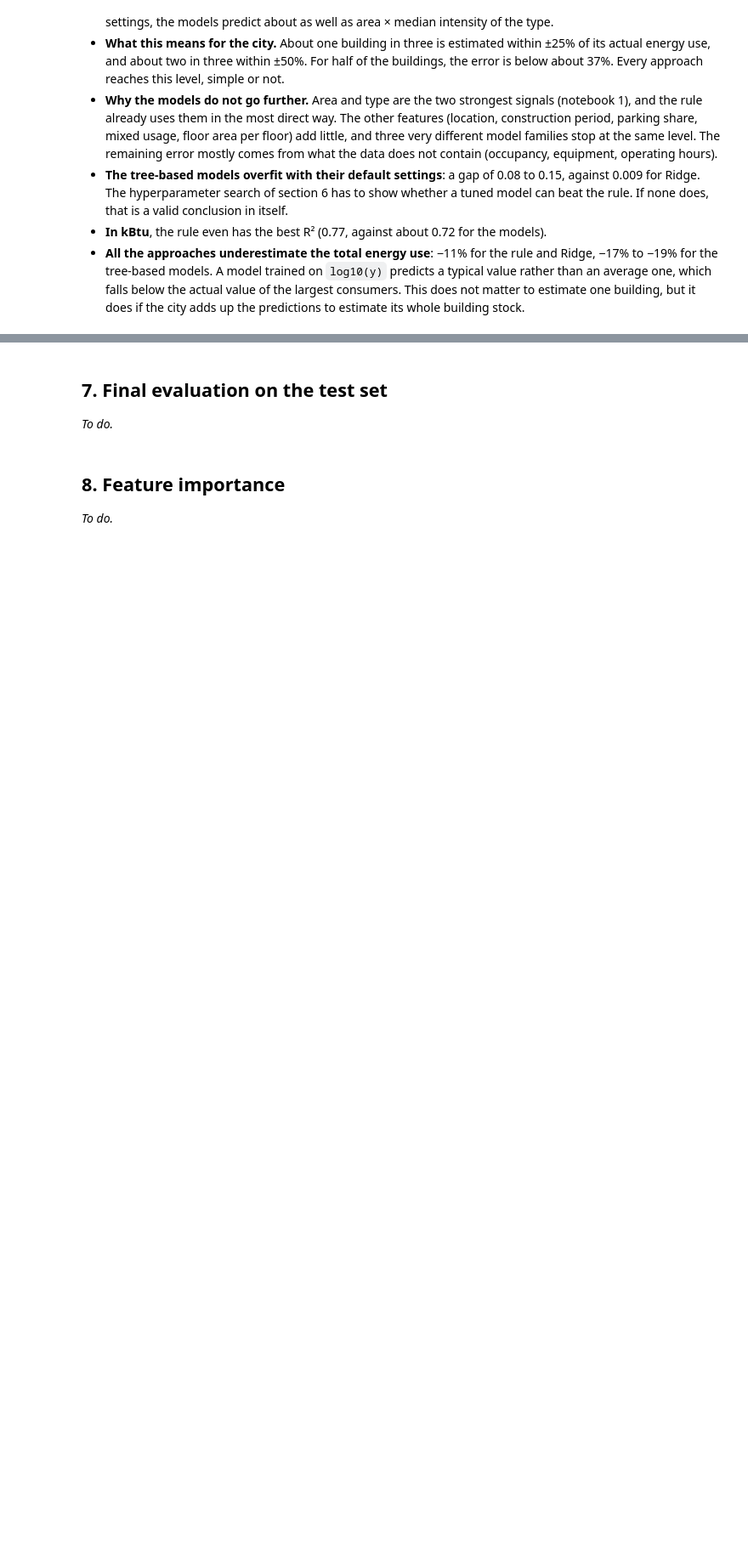
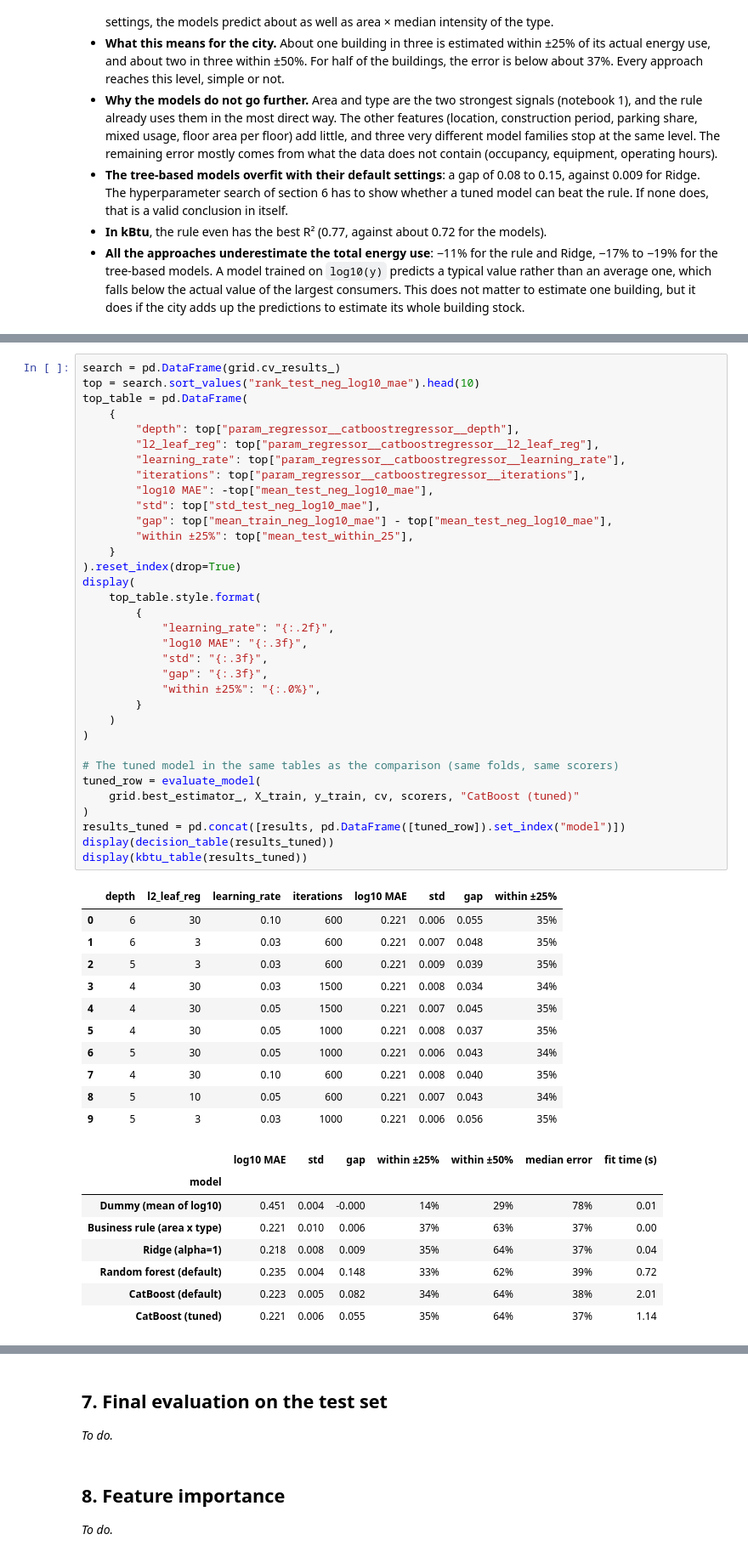
Before and after one commit to dapitch666/oc-p03-seattle-building-energy, a Jupyter notebook: notebooks/03_modeling.ipynb, the cells around one changed output, grey strips where cells are left out. Shown at 85% size. Cells and saved outputs as stored; diff of their text form; blank space fills up the shorter version.

```diff
--- a/notebooks/03_modeling.ipynb
+++ b/notebooks/03_modeling.ipynb
@@ -769,0 +838,54 @@ _To do._
+# %%
+search = pd.DataFrame(grid.cv_results_)
+top = search.sort_values("rank_test_neg_log10_mae").head(10)
+top_table = pd.DataFrame(
+    {
+        "depth": top["param_regressor__catboostregressor__depth"],
+        "l2_leaf_reg": top["param_regressor__catboostregressor__l2_leaf_reg"],
+        "learning_rate": top["param_regressor__catboostregressor__learning_rate"],
+        "iterations": top["param_regressor__catboostregressor__iterations"],
+        "log10 MAE": -top["mean_test_neg_log10_mae"],
+        "std": top["std_test_neg_log10_mae"],
+        "gap": top["mean_train_neg_log10_mae"] - top["mean_test_neg_log10_mae"],
+        "within ±25%": top["mean_test_within_25"],
+    }
+).reset_index(drop=True)
+display(
+    top_table.style.format(
+        {
+            "learning_rate": "{:.2f}",
+            "log10 MAE": "{:.3f}",
+            "std": "{:.3f}",
+            "gap": "{:.3f}",
+            "within ±25%": "{:.0%}",
+        }
+    )
+)
+
+# The tuned model in the same tables as the comparison (same folds, same scorers)
+tuned_row = evaluate_model(
+    grid.best_estimator_, X_train, y_train, cv, scorers, "CatBoost (tuned)"
+)
+results_tuned = pd.concat([results, pd.DataFrame([tuned_row]).set_index("model")])
+display(decision_table(results_tuned))
+display(kbtu_table(results_tuned))
+# %% [output]
+|  | depth | l2_leaf_reg | learning_rate | iterations | log10 MAE | std | gap | within ±25% |
+| 0 | 6 | 30 | 0.10 | 600 | 0.221 | 0.006 | 0.055 | 35% |
+| 1 | 6 | 3 | 0.03 | 600 | 0.221 | 0.007 | 0.048 | 35% |
+| 2 | 5 | 3 | 0.03 | 600 | 0.221 | 0.009 | 0.039 | 35% |
+| 3 | 4 | 30 | 0.03 | 1500 | 0.221 | 0.008 | 0.034 | 34% |
+| 4 | 4 | 30 | 0.05 | 1500 | 0.221 | 0.007 | 0.045 | 35% |
+| 5 | 4 | 30 | 0.05 | 1000 | 0.221 | 0.008 | 0.037 | 35% |
+| 6 | 5 | 30 | 0.05 | 1000 | 0.221 | 0.006 | 0.043 | 34% |
+| 7 | 4 | 30 | 0.10 | 600 | 0.221 | 0.008 | 0.040 | 35% |
+| 8 | 5 | 10 | 0.05 | 600 | 0.221 | 0.007 | 0.043 | 34% |
+| 9 | 5 | 3 | 0.03 | 1000 | 0.221 | 0.006 | 0.056 | 35% |
+|  | log10 MAE | std | gap | within ±25% | within ±50% | median error | fit time (s) |
+| model |  |  |  |  |  |  |  |
+| Dummy (mean of log10) | 0.451 | 0.004 | -0.000 | 14% | 29% | 78% | 0.01 |
+| Business rule (area x type) | 0.221 | 0.010 | 0.006 | 37% | 63% | 37% | 0.00 |
+| Ridge (alpha=1) | 0.218 | 0.008 | 0.009 | 35% | 64% | 37% | 0.04 |
+| Random forest (default) | 0.235 | 0.004 | 0.148 | 33% | 62% | 39% | 0.72 |
+| CatBoost (default) | 0.223 | 0.005 | 0.082 | 34% | 64% | 38% | 2.01 |
+| CatBoost (tuned) | 0.221 | 0.006 | 0.055 | 35% | 64% | 37% | 1.14 |
```
Also changed, not shown: parts of 8 cells of this notebook.
